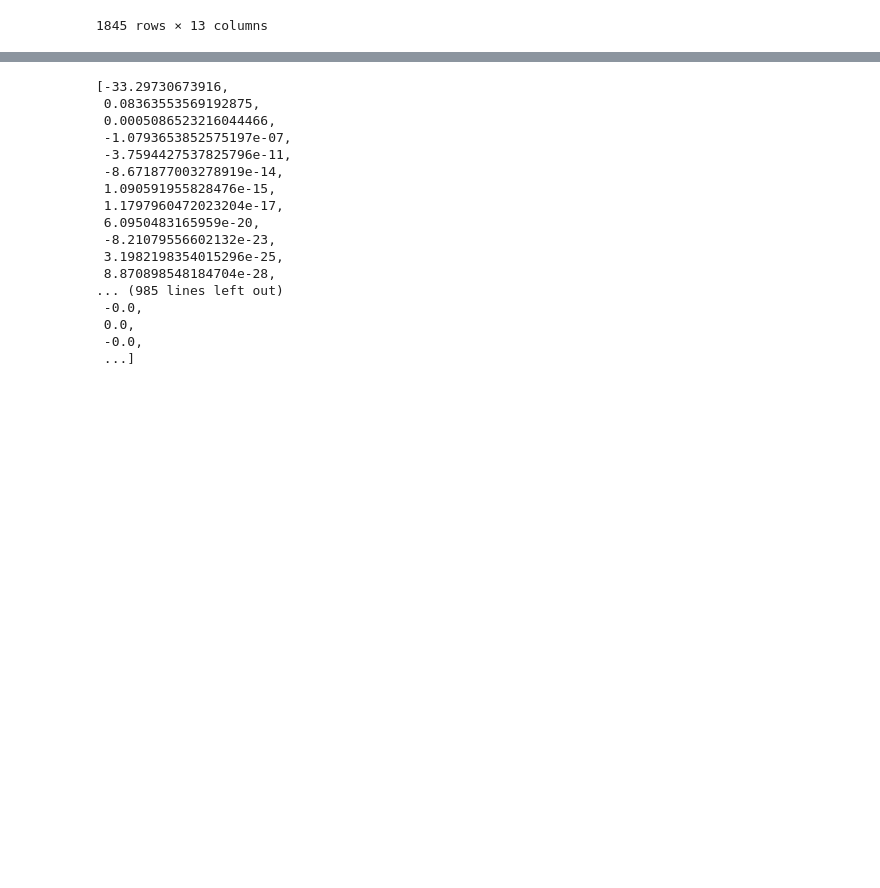
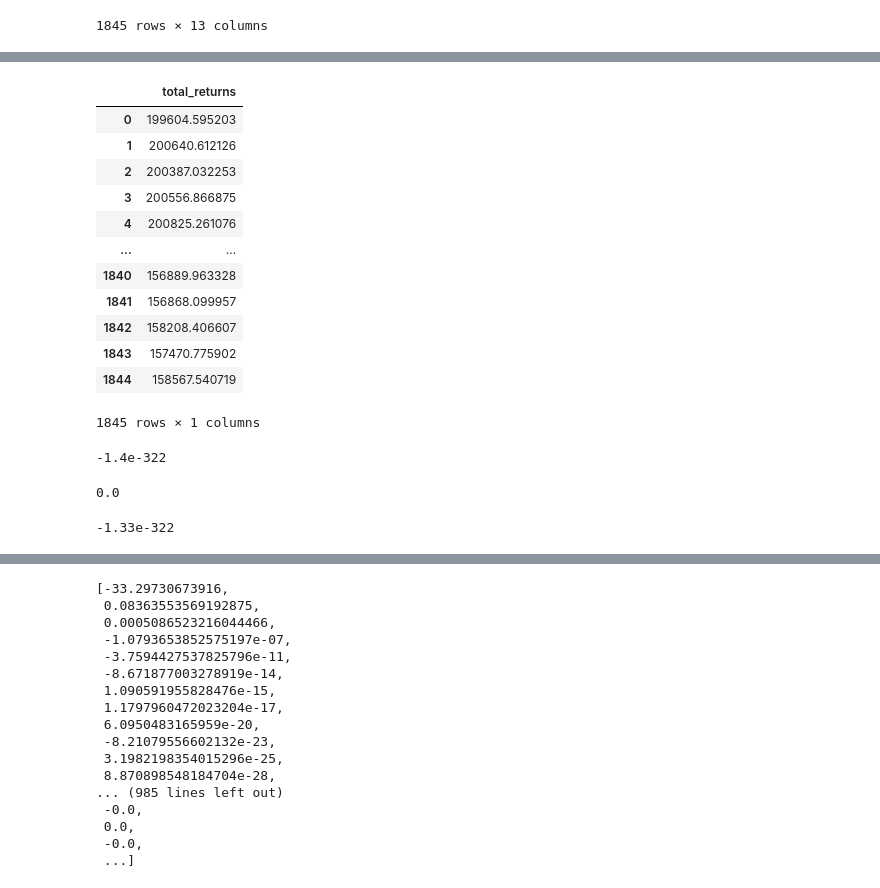
Before and after one commit to JBaldys/APlusBernstein-Project, a Jupyter notebook: notebooks/balanced_profolio.ipynb, the cells around one changed output, grey strips where cells are left out. Cells and saved outputs as stored; diff of their text form; code cells hidden in the pictures; blank space fills up the shorter version.

```diff
--- a/notebooks/balanced_profolio.ipynb
+++ b/notebooks/balanced_profolio.ipynb
@@ -85,0 +62,2 @@ balanced_profolio(target)
+# %%
+result, total = balanced_profolio(target)
@@ -86,3 +114,33 @@ balanced_profolio(target)
+# %%
+total = pd.DataFrame(total, columns = ['total_returns'])
+# %%
+total
+# %% [output]
+|  | total_returns |
+| 0 | 199604.595203 |
+| 1 | 200640.612126 |
+| 2 | 200387.032253 |
+| 3 | 200556.866875 |
+| 4 | 200825.261076 |
+| ... | ... |
+| 1840 | 156889.963328 |
+| 1841 | 156868.099957 |
+| 1842 | 158208.406607 |
+| 1843 | 157470.775902 |
+| 1844 | 158567.540719 |
+1845 rows × 1 columns
+# %%
+long[235]
+# %% [output]
+-1.4e-322
+# %%
+short[236]
+# %% [output]
+0.0
+# %%
+short[235]
+# %% [output]
+-1.33e-322
 # %%
 import pandas as pd
 import statistics
```
Also changed, not shown: parts of 19 cells of this notebook.
